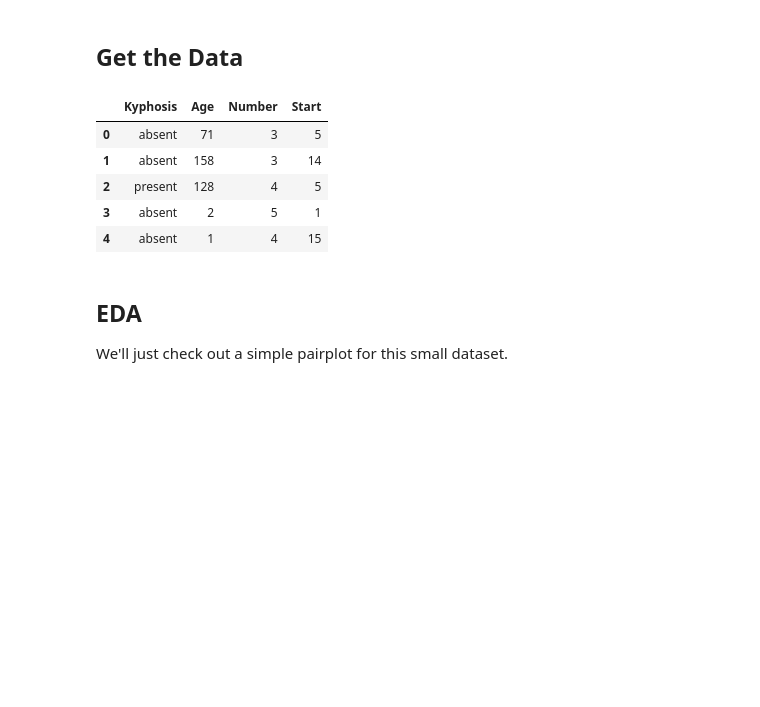
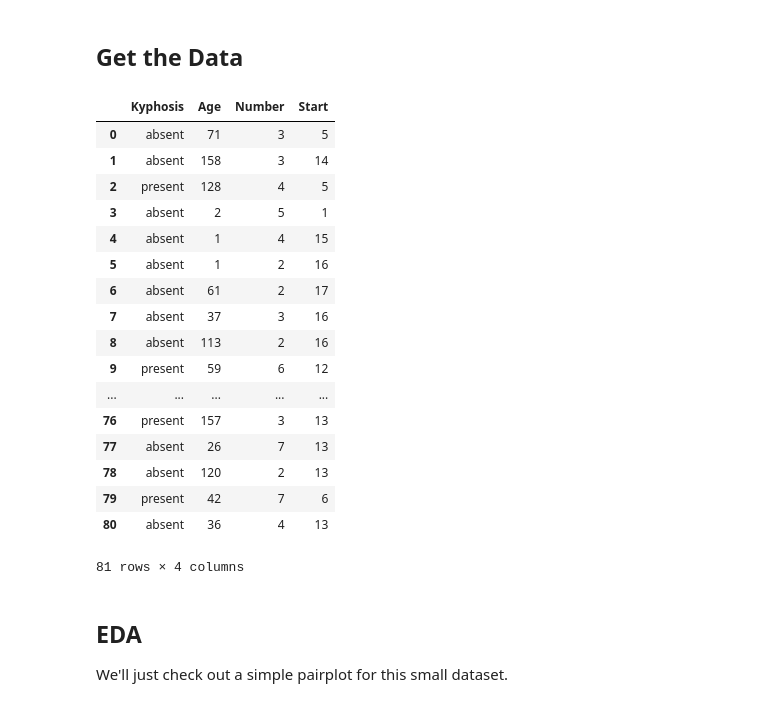
Before and after one commit to ahuangfeng/Cours_ML, a Jupyter notebook: Day 7/Decision-Trees-and-Random-Forests/Decision Trees and Random Forests in Python.ipynb, the cells around one changed output. Saved outputs shown, nothing was run; the diff lists cells and outputs as text; code cells hidden in the pictures; blank space fills up the shorter version.

```diff
--- a/Day 7/Decision-Trees-and-Random-Forests/Decision Trees and Random Forests in Python.ipynb
+++ b/Day 7/Decision-Trees-and-Random-Forests/Decision Trees and Random Forests in Python.ipynb
@@ -15,14 +15,26 @@ import seaborn as sns
 # %%
 df = pd.read_csv('kyphosis.csv')
 # %%
-df.head()
+df
 # %% [output]
 |  | Kyphosis | Age | Number | Start |
 | 0 | absent | 71 | 3 | 5 |
 | 1 | absent | 158 | 3 | 14 |
 | 2 | present | 128 | 4 | 5 |
 | 3 | absent | 2 | 5 | 1 |
 | 4 | absent | 1 | 4 | 15 |
+| 5 | absent | 1 | 2 | 16 |
+| 6 | absent | 61 | 2 | 17 |
+| 7 | absent | 37 | 3 | 16 |
+| 8 | absent | 113 | 2 | 16 |
+| 9 | present | 59 | 6 | 12 |
+| ... | ... | ... | ... | ... |
+| 76 | present | 157 | 3 | 13 |
+| 77 | absent | 26 | 7 | 13 |
+| 78 | absent | 120 | 2 | 13 |
+| 79 | present | 42 | 7 | 6 |
+| 80 | absent | 36 | 4 | 13 |
+81 rows × 4 columns
 # %% [markdown]
 ## EDA
 
```
Also changed, not shown: parts of 4 cells of this notebook, 8 other files.
